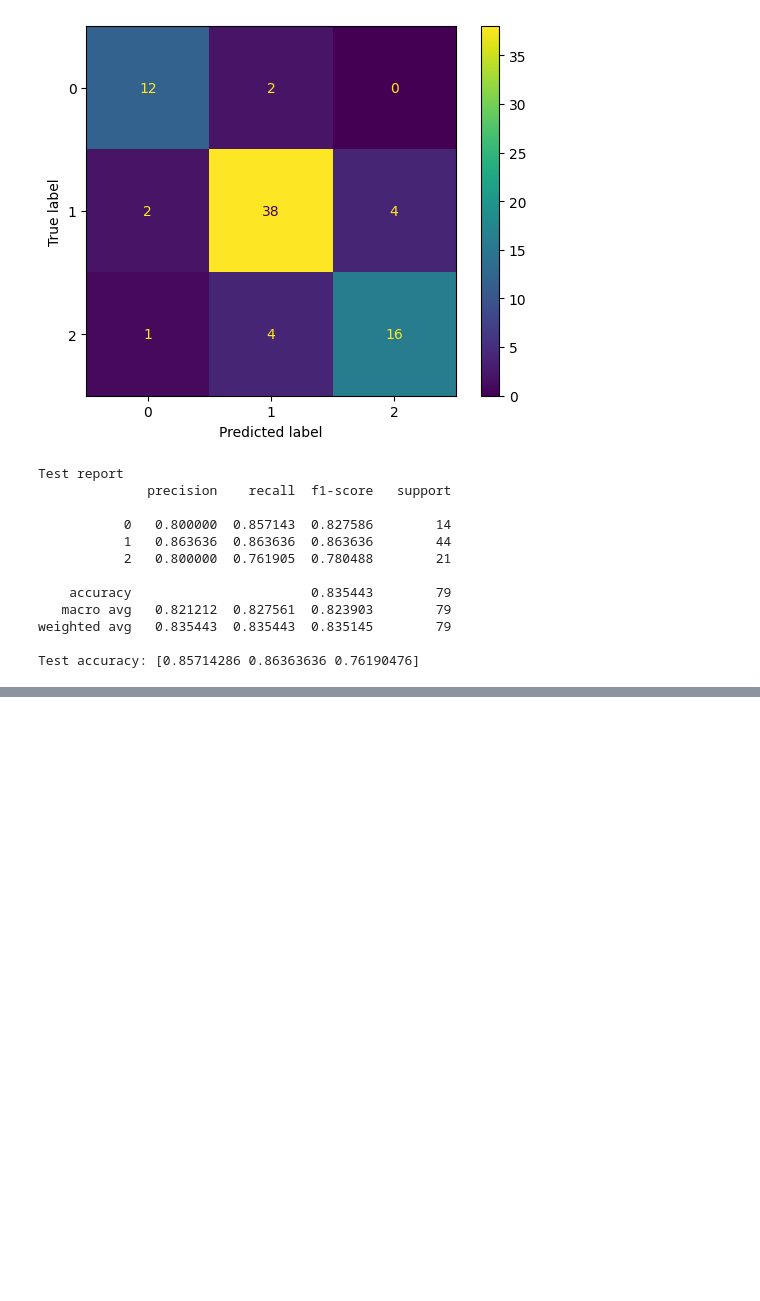
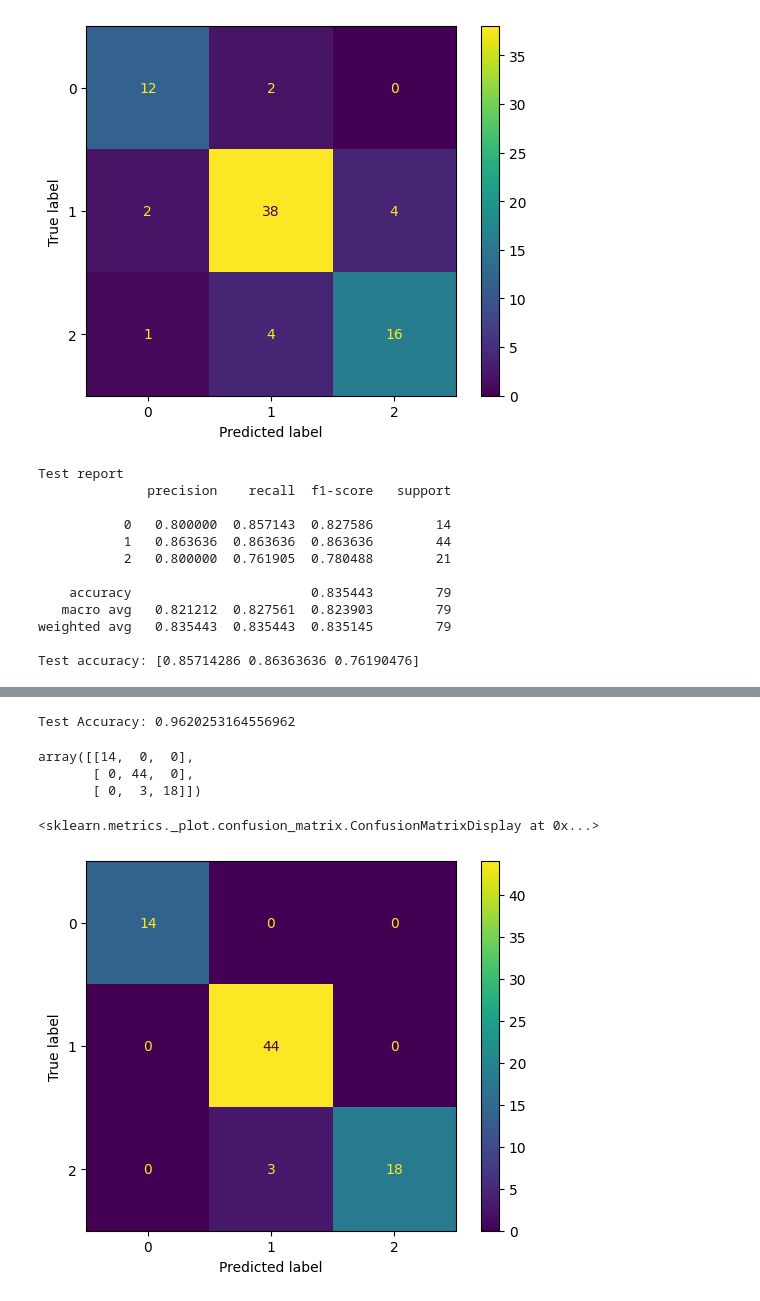
Before and after one commit to azhar416/kk-reimplement, a Jupyter notebook: Evaluation.ipynb, the cells around one changed output, grey strips where cells are left out. Cells and saved outputs as stored; diff of their text form; code cells hidden in the pictures; blank space fills up the shorter version.

```diff
--- a/Evaluation.ipynb
+++ b/Evaluation.ipynb
@@ -54,5 +55,6 @@ z_test = encode(z_test)
 # %%
 UNet_model = keras.models.load_model("models/UNet_model.h5")
 CNN_model = keras.models.load_model("models/CNN_model.h5")
+CNN_model_2 = keras.models.load_model("models/CNN_model_2.h5")
 # %% [output]
 WARNING: All log messages before absl::InitializeLog() is called are written to STDERR
@@ -153,0 +167,3 @@ Test accuracy: [0.85714286 0.86363636 0.76190476]
+# %%
+pred_test = CNN_model_2.predict([x_test, y_test])
+accuracy_test = metrics.accuracy_score(z_test, np.argmax(pred_test, axis=1))
@@ -153,0 +179,16 @@ Test accuracy: [0.85714286 0.86363636 0.76190476]
+# %%
+print('Test Accuracy:', accuracy_test)
+# %% [output]
+Test Accuracy: 0.9620253164556962
+# %%
+conf_mat_test = confusion_matrix(z_test, np.argmax(pred_test, axis=1))
+conf_mat_test
+# %% [output]
+array([[14,  0,  0],
+       [ 0, 44,  0],
+       [ 0,  3, 18]])
+# %%
+ConfusionMatrixDisplay.from_predictions(z_test, np.argmax(pred_test, axis=1))
+# %% [output]
+<sklearn.metrics._plot.confusion_matrix.ConfusionMatrixDisplay at 0x...>
+[figure, added]
```
Also changed, not shown: parts of 8 cells of this notebook, 9 other files.
